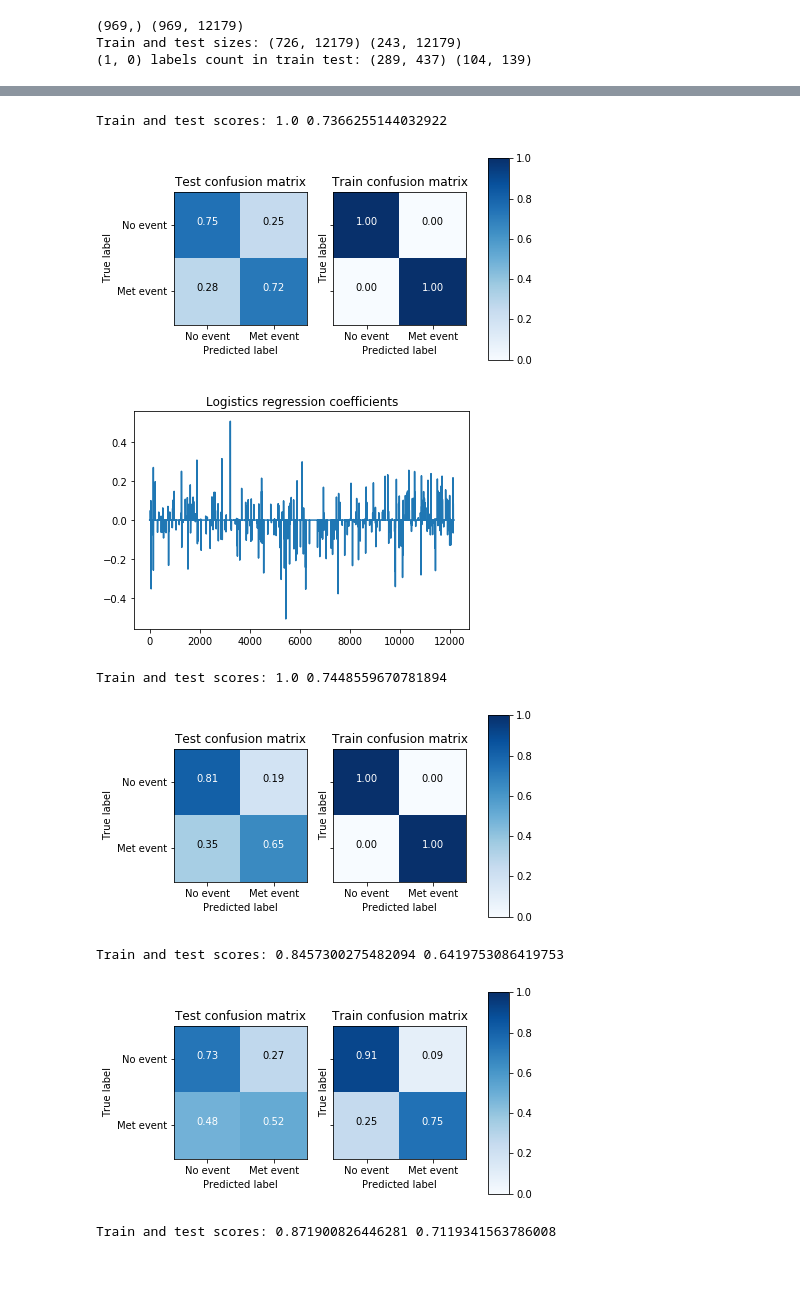
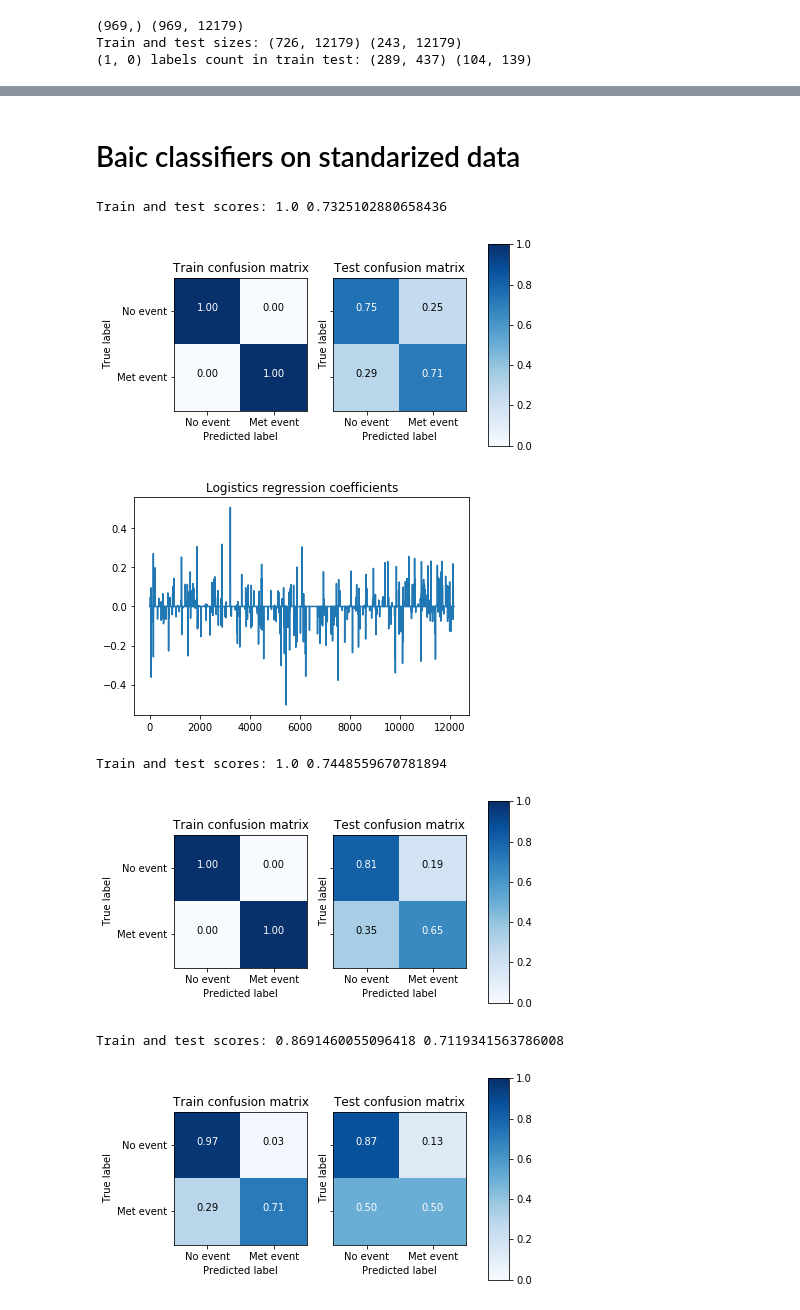
Before and after one commit to sjwilczynski/geneExpr, a Jupyter notebook: Exploration.ipynb, the cells around one changed output, grey strips where cells are left out. Drawn from its saved outputs; the diff is of its cells as text; code cells hidden in the pictures; blank space fills up the shorter version.

```diff
--- a/Exploration.ipynb
+++ b/Exploration.ipynb
@@ -48,11 +38,12 @@ Train and test scores: 0.8787878787878788 0.6954732510288066
+# %% [markdown]
+# Baic classifiers on standarized data
 # %%
-(clf_logit, clf_svm, clf_tree, clf_forest) = fit_models(X_std_train, y_train, X_std_test, y_test)
+(clf_logit, clf_svm, clf_forest) = fit_models(X_std_train, y_train, X_std_test, y_test)
 # %% [output]
-Train and test scores: 1.0 0.7366255144032922
+Train and test scores: 1.0 0.7325102880658436
-[figure, old version]
+[figure, new version]
 [figure]
 Train and test scores: 1.0 0.7448559670781894
-[figure, old version]
+[figure, new version]
-Train and test scores: 0.8457300275482094 0.6419753086419753
+Train and test scores: 0.8691460055096418 0.7119341563786008
-[figure, old version]
+[figure, new version]
-Train and test scores: 0.871900826446281 0.7119341563786008
```
Also changed, not shown: parts of 11 cells of this notebook, 3 other files.
